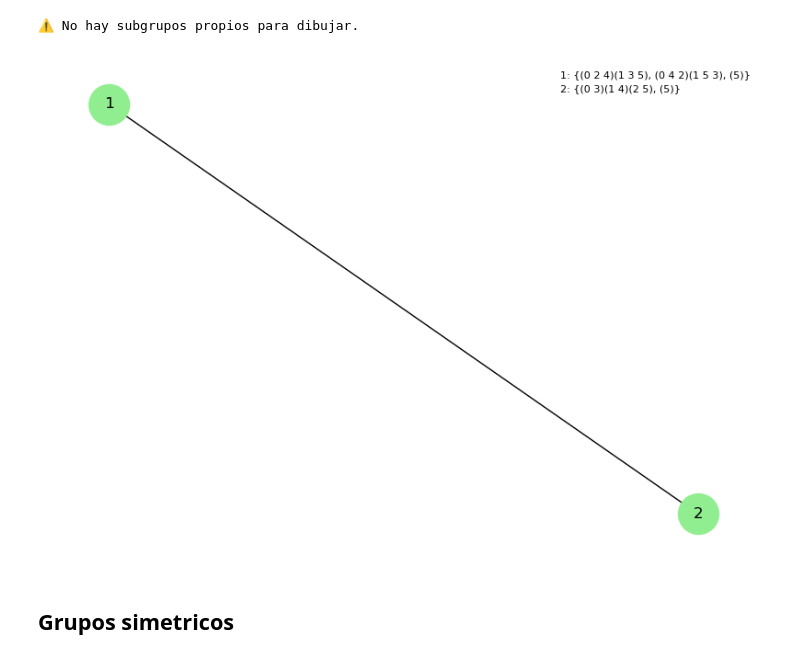
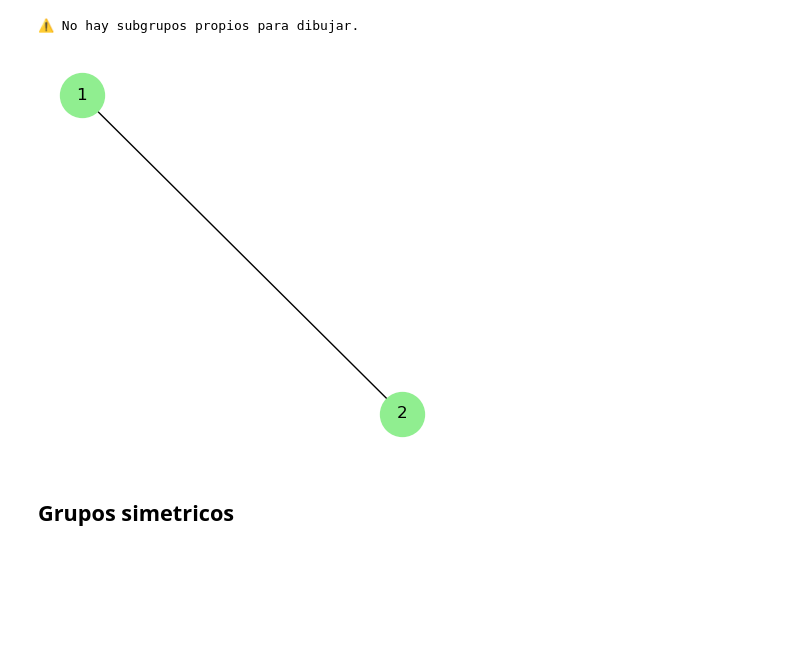
Before and after one commit to cjarango/GroupTheory, a Jupyter notebook: notebook/GroupsLab2.ipynb, the cells around one changed output. Cells and saved outputs as stored; diff of their text form; code cells hidden in the pictures; blank space fills up the shorter version.

Commit message:
feat: power graph debbuging

```diff
--- a/notebook/GroupsLab2.ipynb
+++ b/notebook/GroupsLab2.ipynb
@@ -46,9 +46,9 @@ graph.draw()
 # %%
 G = CyclicGroup(6)
 graph = FactorizationGraph(G, identity = False)
-graph.draw()
+graph.draw(show_legend = False, figsize=(5, 5))
 # %% [output]
-[figure, old version]
+[figure, new version]
 # %% [markdown]
 ## Grupos simetricos
 # %%
```
Also changed, not shown: parts of 3 cells of this notebook, 5 other files.
